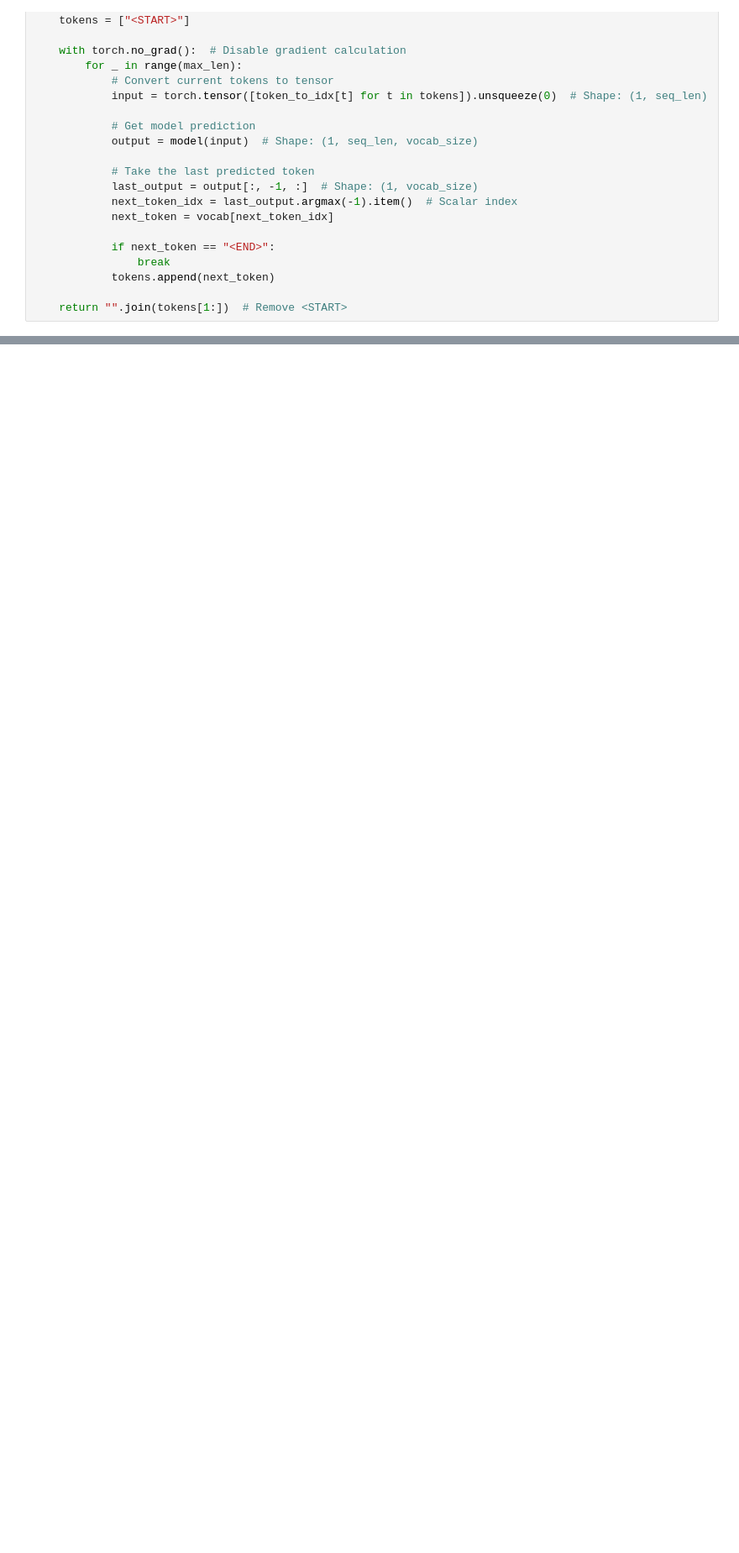
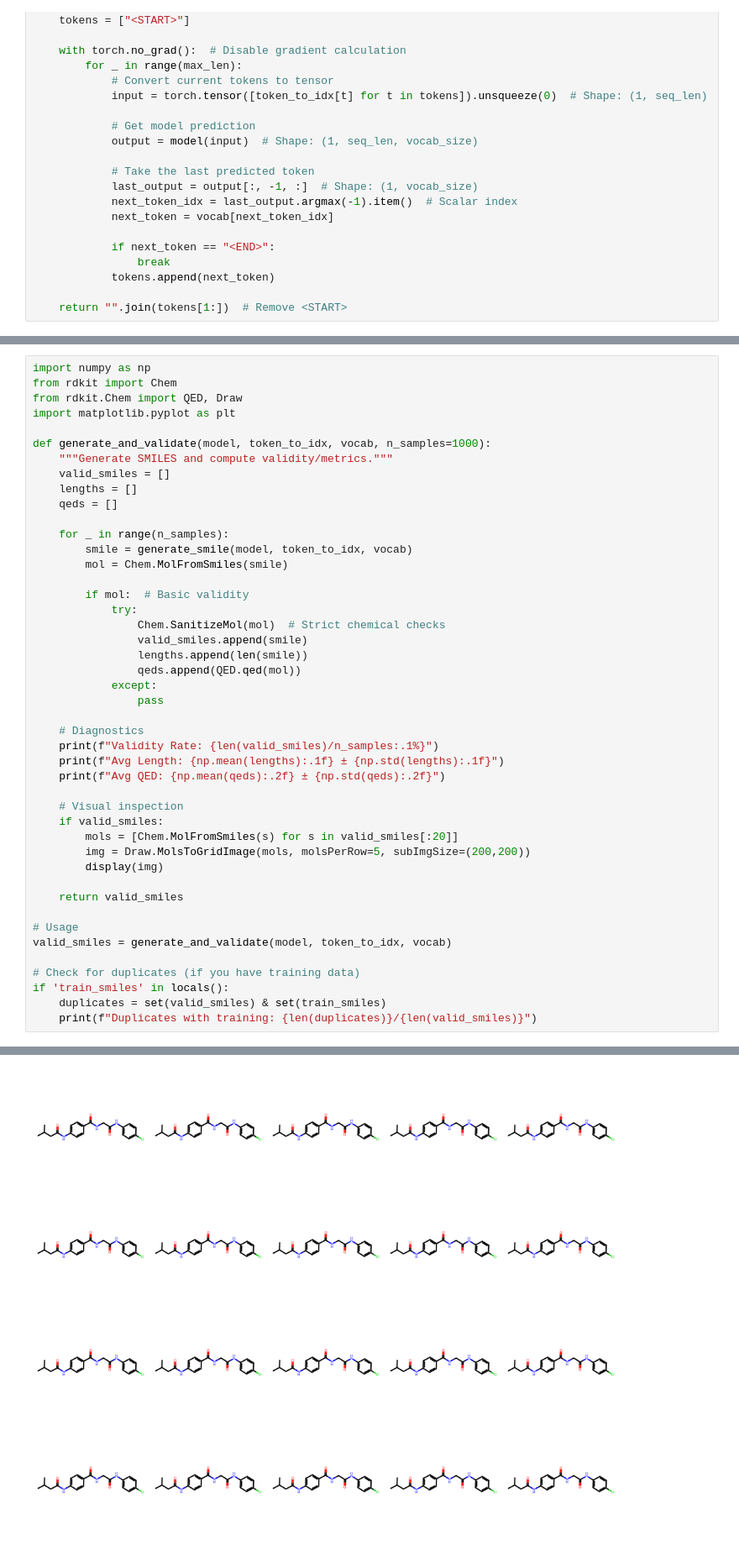
Before and after one commit to laphrodiite/DRL-SMILES-string-generation, a Jupyter notebook: playground.ipynb, the cells around one changed output, grey strips where cells are left out. Shown at 84% size. Cells and saved outputs as stored; diff of their text form; blank space fills up the shorter version.

```diff
--- a/playground.ipynb
+++ b/playground.ipynb
@@ -182,0 +193,46 @@ Validity rate: 100.0%
+# %%
+import numpy as np
+from rdkit import Chem
+from rdkit.Chem import QED, Draw
+import matplotlib.pyplot as plt
+
+def generate_and_validate(model, token_to_idx, vocab, n_samples=1000):
+    """Generate SMILES and compute validity/metrics."""
+    valid_smiles = []
+    lengths = []
+    qeds = []
+
+    for _ in range(n_samples):
+        smile = generate_smile(model, token_to_idx, vocab)
+        mol = Chem.MolFromSmiles(smile)
+
+        if mol:  # Basic validity
+            try:
+                Chem.SanitizeMol(mol)  # Strict chemical checks
+                valid_smiles.append(smile)
+                lengths.append(len(smile))
+                qeds.append(QED.qed(mol))
+            except:
+                pass
+
+    # Diagnostics
+    print(f"Validity Rate: {len(valid_smiles)/n_samples:.1%}")
+    print(f"Avg Length: {np.mean(lengths):.1f} ± {np.std(lengths):.1f}")
+    print(f"Avg QED: {np.mean(qeds):.2f} ± {np.std(qeds):.2f}")
+
+    # Visual inspection
+    if valid_smiles:
+        mols = [Chem.MolFromSmiles(s) for s in valid_smiles[:20]]
+        img = Draw.MolsToGridImage(mols, molsPerRow=5, subImgSize=(200,200))
+        display(img)
+
+    return valid_smiles
+
+# Usage
+valid_smiles = generate_and_validate(model, token_to_idx, vocab)
+
+# Check for duplicates (if you have training data)
+if 'train_smiles' in locals():
+    duplicates = set(valid_smiles) & set(train_smiles)
+    print(f"Duplicates with training: {len(duplicates)}/{len(valid_smiles)}")
+# %% [output]
@@ -182,0 +242 @@ Validity rate: 100.0%
+[figure, added]
```
Also changed, not shown: parts of 2 cells of this notebook.
